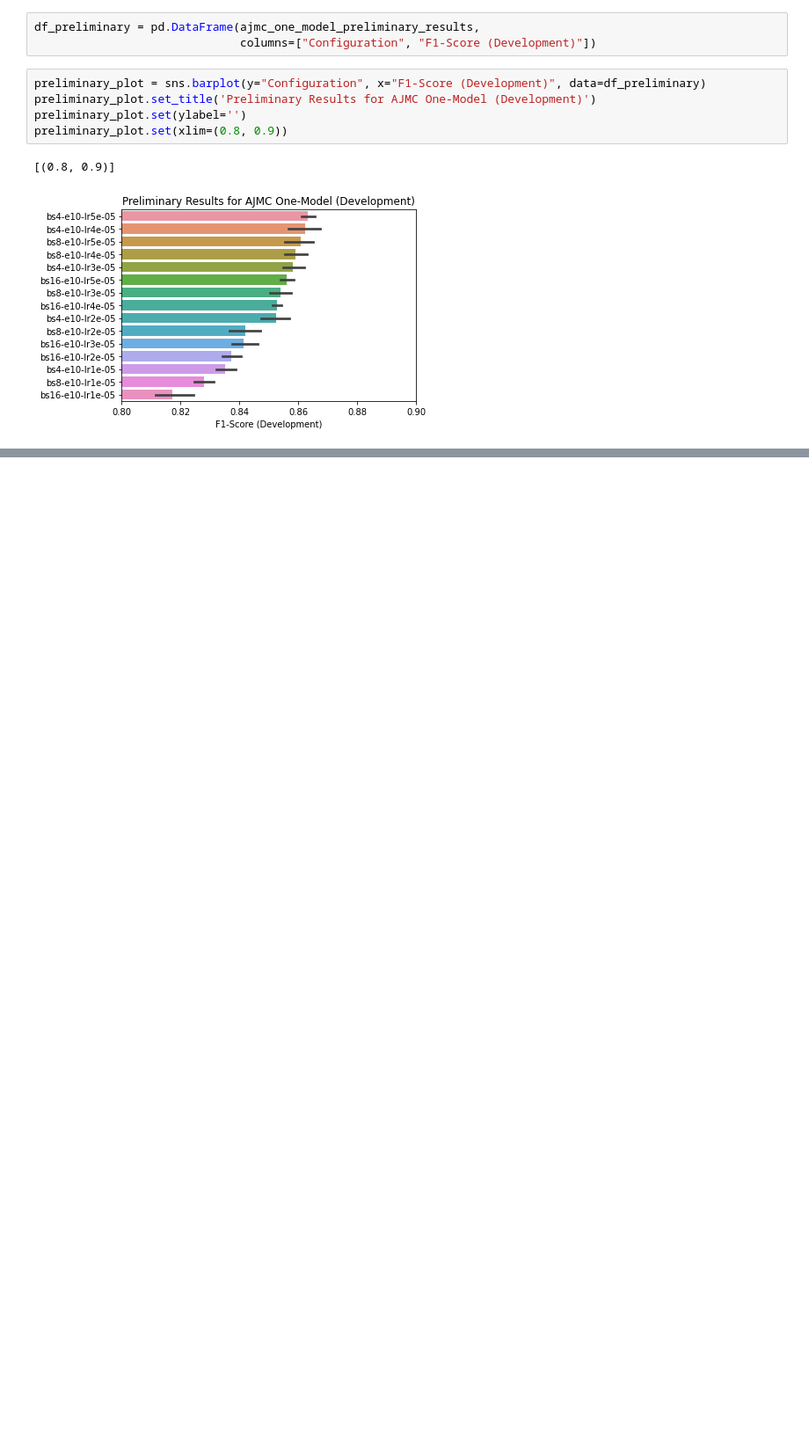
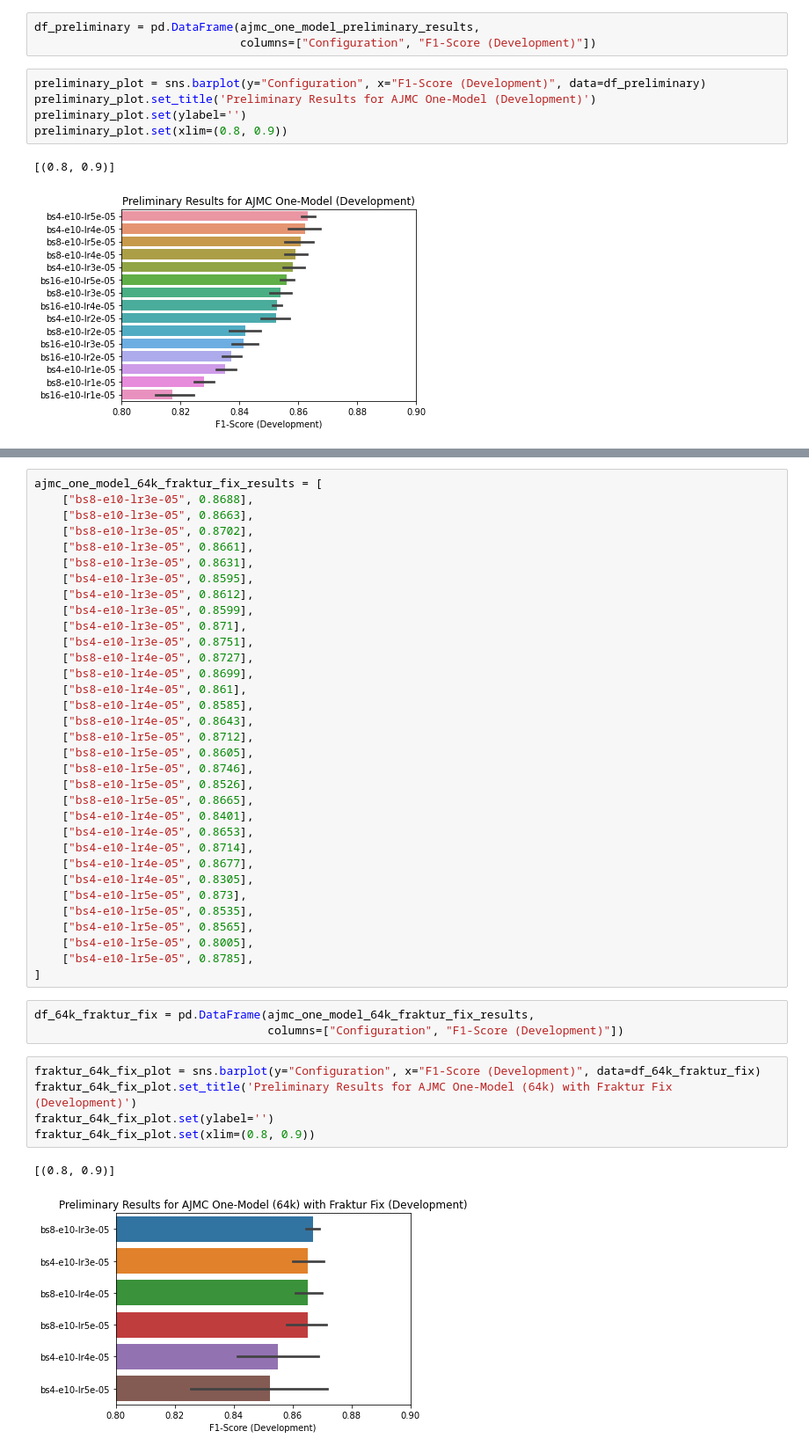
Before and after one commit to dbmdz/clef-hipe, a Jupyter notebook: experiments/clef-hipe-2022/Evaluation.ipynb, the cells around one changed output, grey strips where cells are left out. Shown at 88% size. Saved outputs shown, nothing was run; the diff lists cells and outputs as text; blank space fills up the shorter version.

```diff
--- a/experiments/clef-hipe-2022/Evaluation.ipynb
+++ b/experiments/clef-hipe-2022/Evaluation.ipynb
@@ -108,0 +194,44 @@ preliminary_plot.set(xlim=(0.8, 0.9))
+# %%
+ajmc_one_model_64k_fraktur_fix_results = [
+    ["bs8-e10-lr3e-05", 0.8688],
+    ["bs8-e10-lr3e-05", 0.8663],
+    ["bs8-e10-lr3e-05", 0.8702],
+    ["bs8-e10-lr3e-05", 0.8661],
+    ["bs8-e10-lr3e-05", 0.8631],
+    ["bs4-e10-lr3e-05", 0.8595],
+    ["bs4-e10-lr3e-05", 0.8612],
+    ["bs4-e10-lr3e-05", 0.8599],
+    ["bs4-e10-lr3e-05", 0.871],
+    ["bs4-e10-lr3e-05", 0.8751],
+    ["bs8-e10-lr4e-05", 0.8727],
+    ["bs8-e10-lr4e-05", 0.8699],
+    ["bs8-e10-lr4e-05", 0.861],
+    ["bs8-e10-lr4e-05", 0.8585],
+    ["bs8-e10-lr4e-05", 0.8643],
+    ["bs8-e10-lr5e-05", 0.8712],
+    ["bs8-e10-lr5e-05", 0.8605],
+    ["bs8-e10-lr5e-05", 0.8746],
+    ["bs8-e10-lr5e-05", 0.8526],
+    ["bs8-e10-lr5e-05", 0.8665],
+    ["bs4-e10-lr4e-05", 0.8401],
+    ["bs4-e10-lr4e-05", 0.8653],
+    ["bs4-e10-lr4e-05", 0.8714],
+    ["bs4-e10-lr4e-05", 0.8677],
+    ["bs4-e10-lr4e-05", 0.8305],
+    ["bs4-e10-lr5e-05", 0.873],
+    ["bs4-e10-lr5e-05", 0.8535],
+    ["bs4-e10-lr5e-05", 0.8565],
+    ["bs4-e10-lr5e-05", 0.8005],
+    ["bs4-e10-lr5e-05", 0.8785],
+]
+# %%
+df_64k_fraktur_fix = pd.DataFrame(ajmc_one_model_64k_fraktur_fix_results,
+                                  columns=["Configuration", "F1-Score (Development)"])
+# %%
+fraktur_64k_fix_plot = sns.barplot(y="Configuration", x="F1-Score (Development)", data=df_64k_fraktur_fix)
+fraktur_64k_fix_plot.set_title('Preliminary Results for AJMC One-Model (64k) with Fraktur Fix (Development)')
+fraktur_64k_fix_plot.set(ylabel='')
+fraktur_64k_fix_plot.set(xlim=(0.8, 0.9))
+# %% [output]
+[(0.8, 0.9)]
+[figure, added]
```
Also changed, not shown: parts of 4 cells of this notebook, 13 other files.
